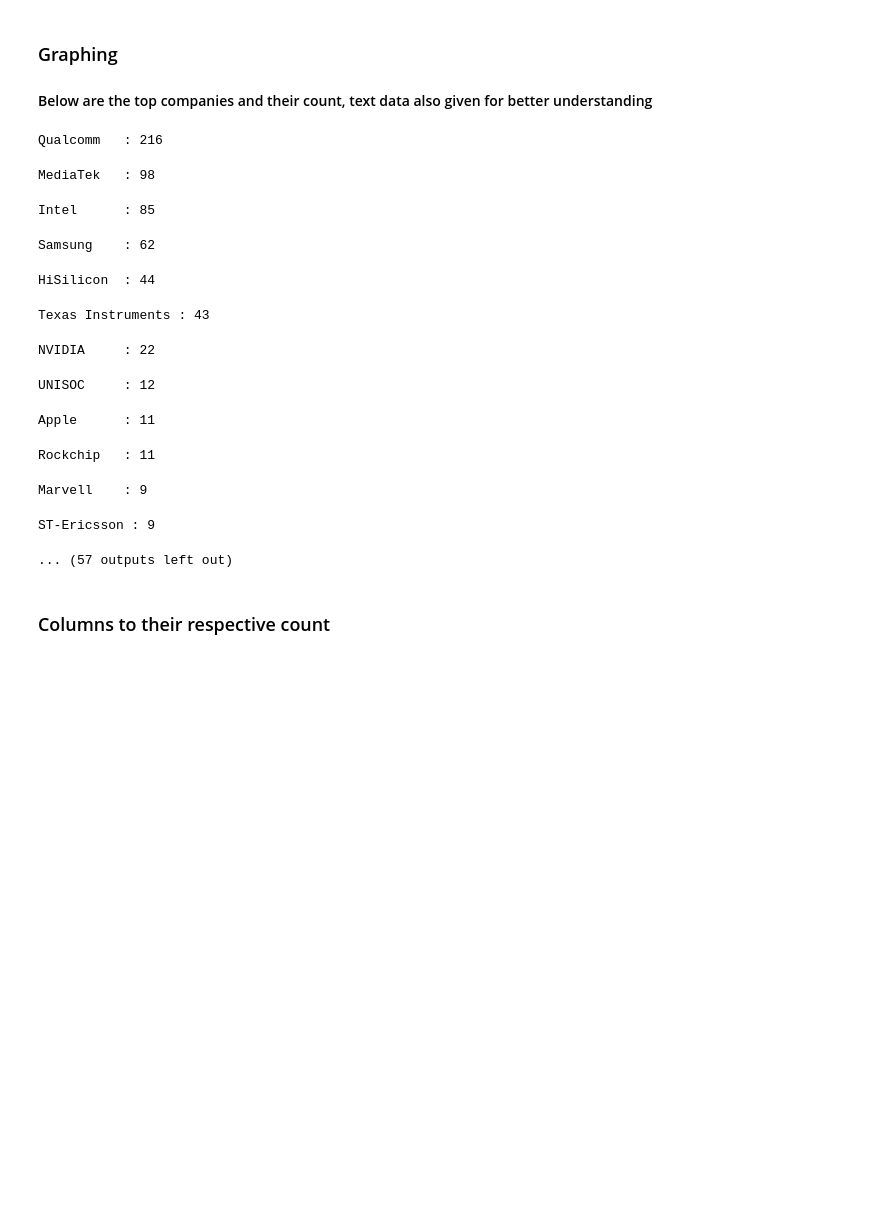
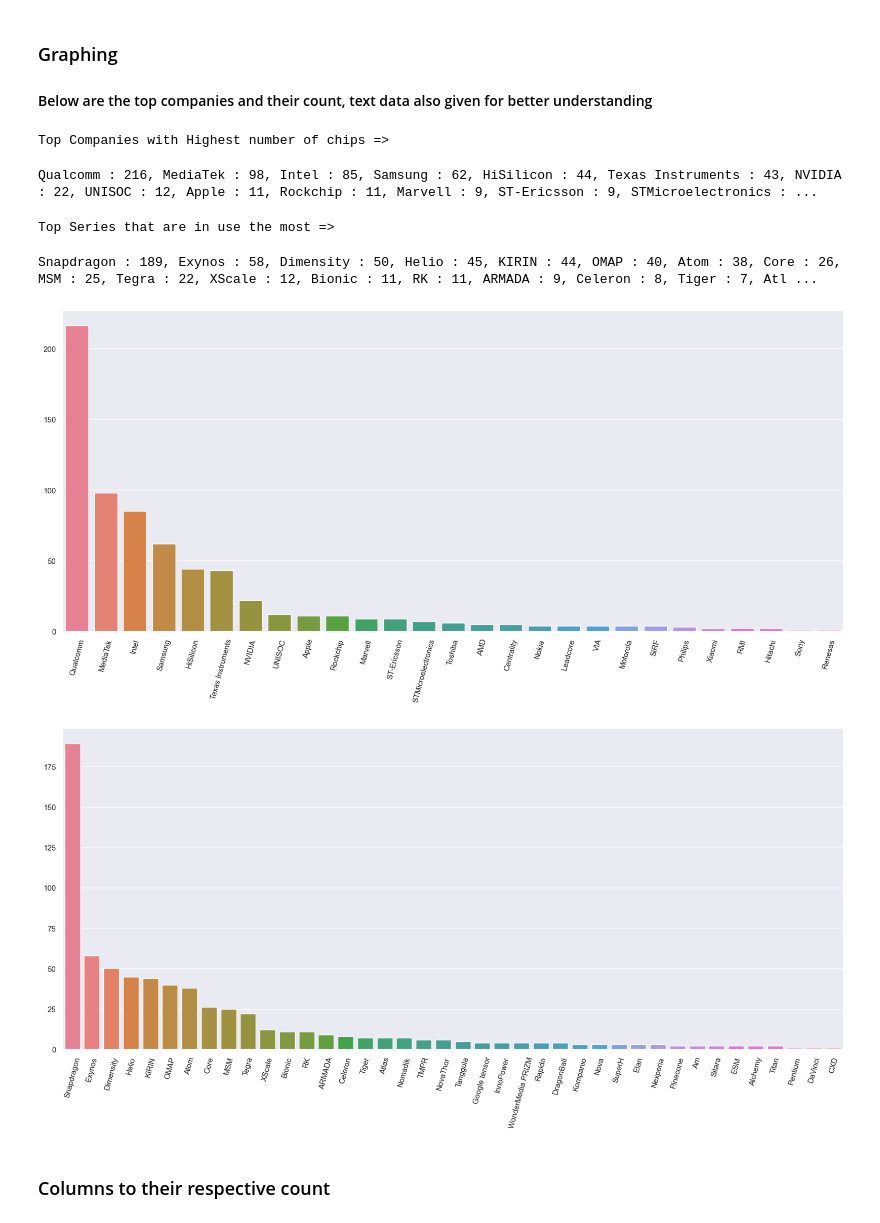
Before and after one commit to SoultySprings/processors-smart-devices, a Jupyter notebook: EDA/processorsSNS_EDA.ipynb, the cells around one changed output. Cells and saved outputs as stored; diff of their text form; code cells hidden in the pictures; blank space fills up the shorter version.

```diff
--- a/EDA/processorsSNS_EDA.ipynb
+++ b/EDA/processorsSNS_EDA.ipynb
@@ -124,37 +124,34 @@ dfTemp.dropna(thresh=39).head(10)
 # %%
 dfTemp = dfN.dropna(subset='Serie').copy()
 HProComp=dfTemp[f'{col[0]}'].value_counts().to_dict()
 HProSerie=dfTemp[f'{col[1]}'].value_counts().to_dict()
 
 plt.figure()
 figHist = sns.barplot(x=HProComp.keys(), y=HProComp.values(), hue=HProComp.keys())
 figHist.set_xticklabels(HProComp.keys(), rotation=75)
+cons.print('Top Companies with Highest number of chips =>')
 for key, value in HProComp.items():
-    cons.print(f'{key :<10} : {value :<10}', style = 'grey58')
+
+    print(f'{key} : {value}', end=', ')
 
 
 print('\n')
 # figHist2 = px.histogram(x=HProSerie.keys(), y=HProSerie.values(), color=HProSerie.keys(), color_discrete_sequence=px.colors.qualitative.Antique, text_auto=True)
 plt.figure()
 figHist2 = sns.barplot(x=HProSerie.keys(), y=HProSerie.values(), hue=HProSerie.keys())
 figHist2.set_xticklabels(HProSerie.keys(), rotation=75)
+cons.print('Top Series that are in use the most =>')
 for key, value in HProSerie.items():
-    cons.print(f'{key :<10} : {value :<10}', style = 'grey58')
+
+    print(f'{key} : {value}', end=', ')
 # figHist2.update_layout(height=750).show()
 # %% [output]
-Qualcomm   : 216
+Top Companies with Highest number of chips =>
-MediaTek   : 98
+Qualcomm : 216, MediaTek : 98, Intel : 85, Samsung : 62, HiSilicon : 44, Texas Instruments : 43, NVIDIA : 22, UNISOC : 12, Apple : 11, Rockchip : 11, Marvell : 9, ST-Ericsson : 9, STMicroelectronics : ...
-Intel      : 85
+Top Series that are in use the most =>
-Samsung    : 62
+Snapdragon : 189, Exynos : 58, Dimensity : 50, Helio : 45, KIRIN : 44, OMAP : 40, Atom : 38, Core : 26, MSM : 25, Tegra : 22, XScale : 12, Bionic : 11, RK : 11, ARMADA : 9, Celeron : 8, Tiger : 7, Atl ...
-HiSilicon  : 44
-Texas Instruments : 43
-NVIDIA     : 22
-UNISOC     : 12
-Apple      : 11
-Rockchip   : 11
-Marvell    : 9
-ST-Ericsson : 9
-... (57 outputs left out)
+[figure, added]
+[figure, added]
 # %% [markdown]
 ### Columns to their respective count
 # %%
```
